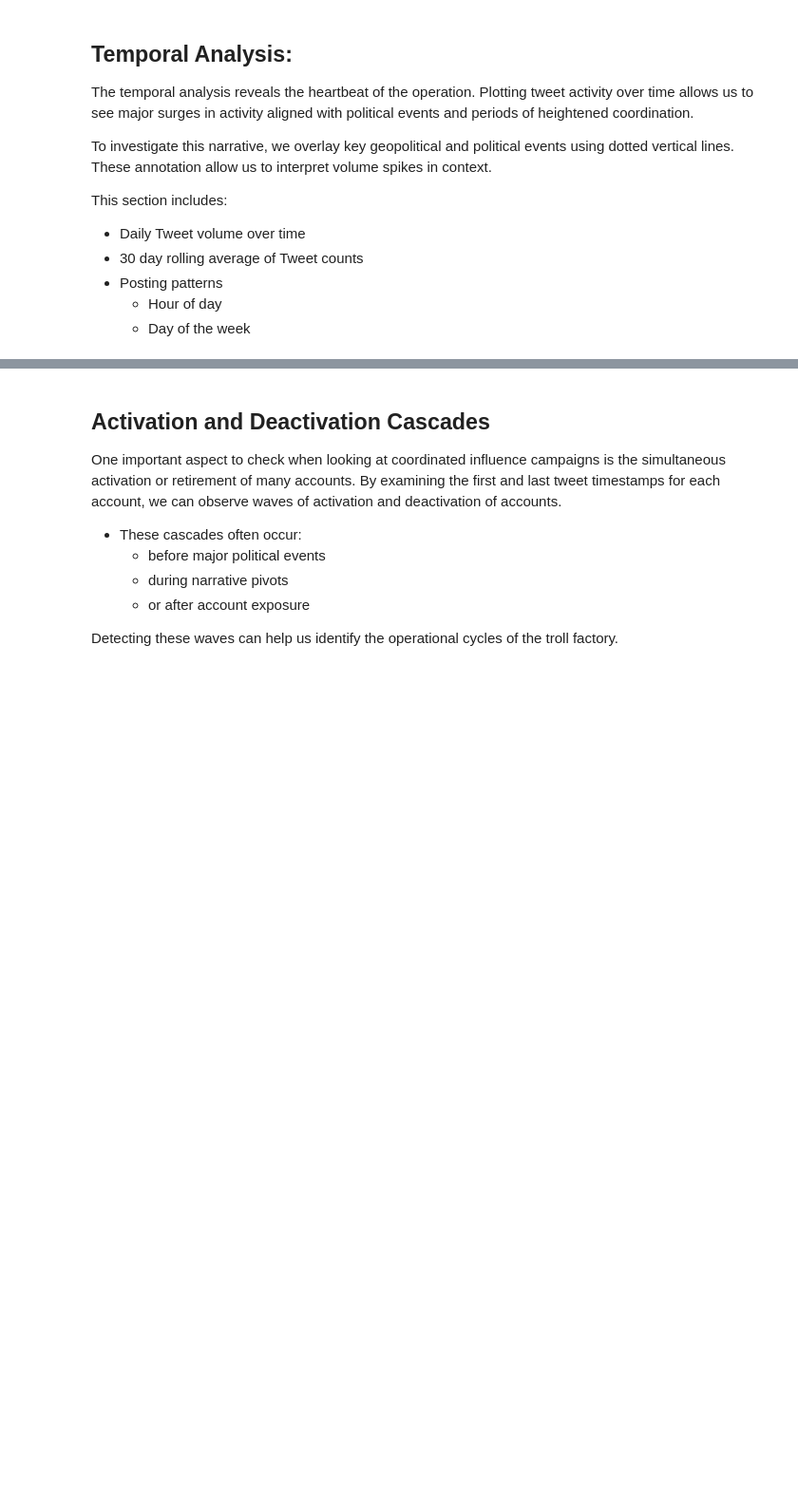
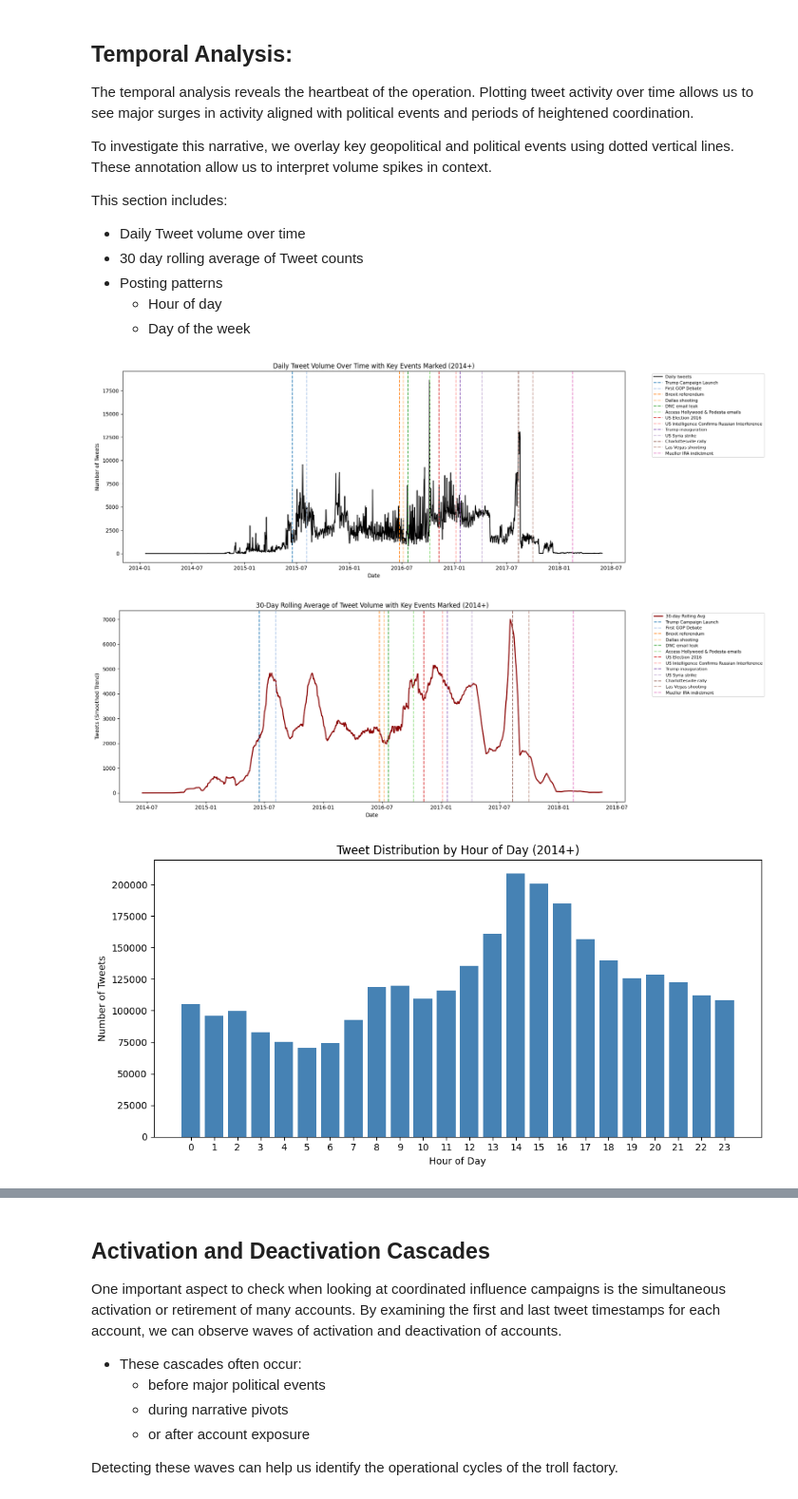
Before and after one commit to asandu-cloud/BigData, a Jupyter notebook: notebooks/01_EDA.ipynb, the cells around one changed output, grey strips where cells are left out. Shown at 95% size. Cells and saved outputs as stored; diff of their text form; code cells hidden in the pictures; blank space fills up the shorter version.

```diff
--- a/notebooks/01_EDA.ipynb
+++ b/notebooks/01_EDA.ipynb
@@ -228,7 +228,12 @@ df_time = df.withColumn(
     to_timestamp("publish_date", "M/d/yyyy H:mm")
 )
 
-df_time = df_time.filter(df_time.publish_ts.isNotNull())
+# keep only tweets from 2014 onwards
+df_time = (
+    df_time
+        .filter(df_time.publish_ts.isNotNull())
+        .filter(df_time.publish_ts >= "2014-01-01")
+)
 
 # daily tweet counts
 df_daily = (
@@ -249,18 +254,13 @@ daily_pd["rolling_30"] = daily_pd["count"].rolling(30, center=True).mean()
 # load events csv
 events_path = "/Users/sanduandrei/Desktop/BigData/data/events/events_temporal_markers.csv"
 events_pd = pd.read_csv(events_path)
-
 events_pd["event_date"] = pd.to_datetime(events_pd["date"], format="%m/%d/%Y")
 
 # daily plot for tweet count
 fig, ax = plt.subplots(figsize=(18, 6))
-
-# Plot daily tweet counts
 ax.plot(daily_pd["date"], daily_pd["count"], linewidth=1.5, color="black", label="Daily tweets")
 
-# Use color cycle for events
 colors = plt.cm.tab20.colors
-
 for idx, (_, row) in enumerate(events_pd.iterrows()):
     ax.axvline(
         row["event_date"],
@@ -271,17 +271,15 @@ for idx, (_, row) in enumerate(events_pd.iterrows()):
         label=row["label"]
     )
 
-ax.set_title("Daily Tweet Volume Over Time with Key Events Marked")
+ax.set_title("Daily Tweet Volume Over Time with Key Events Marked (2014+)")
 ax.set_xlabel("Date")
 ax.set_ylabel("Number of Tweets")
-
 ax.legend(bbox_to_anchor=(1.05, 1), loc="upper left", fontsize=8)
 plt.tight_layout()
 plt.show()
 
 # 30 day rolling average
 fig, ax = plt.subplots(figsize=(18, 6))
-
 ax.plot(daily_pd["date"], daily_pd["rolling_30"], linewidth=2, color="darkred", label="30-day Rolling Avg")
 
 for idx, (_, row) in enumerate(events_pd.iterrows()):
@@ -294,10 +292,9 @@ for idx, (_, row) in enumerate(events_pd.iterrows()):
         label=row["label"]
     )
 
-ax.set_title("30-Day Rolling Average of Tweet Volume with Key Events Marked")
+ax.set_title("30-Day Rolling Average of Tweet Volume with Key Events Marked (2014+)")
 ax.set_xlabel("Date")
 ax.set_ylabel("Tweets (Smoothed Trend)")
-
 ax.legend(bbox_to_anchor=(1.05, 1), loc="upper left", fontsize=8)
 plt.tight_layout()
 plt.show()
@@ -307,35 +304,37 @@ df_hourly = (
     df_time
         .withColumn("hour", hour("publish_ts"))
         .groupBy("hour")
         .count()
         .orderBy("hour")
 )
 
 hourly_pd = df_hourly.toPandas()
-
 plt.figure(figsize=(10,5))
 plt.bar(hourly_pd["hour"], hourly_pd["count"], color="steelblue")
-plt.title("Tweet Distribution by Hour of Day")
+plt.title("Tweet Distribution by Hour of Day (2014+)")
 plt.xlabel("Hour of Day")
 plt.ylabel("Number of Tweets")
 plt.xticks(range(0, 24))
 plt.tight_layout()
 plt.show()
 
 # patterns by day of the week
 df_dow = (
     df_time
-        .withColumn("day_of_week", date_format("publish_ts", "E"))  # Mon, Tue, ...
+        .withColumn("day_of_week", date_format("publish_ts", "E"))
         .groupBy("day_of_week")
         .count()
 )
 
 dow_pd = df_dow.toPandas().sort_values("day_of_week")
-
 plt.figure(figsize=(10,5))
 plt.bar(dow_pd["day_of_week"], dow_pd["count"], color="darkgreen")
-plt.title("Tweet Distribution by Day of Week")
+plt.title("Tweet Distribution by Day of Week (2014+)")
 plt.xlabel("Day of Week")
 plt.ylabel("Number of Tweets")
 plt.tight_layout()
 plt.show()
+# %% [output]
+[figure, added]
+[figure, added]
+[figure, added]
```
Also changed, not shown: parts of 2 cells of this notebook, 1 other file.
